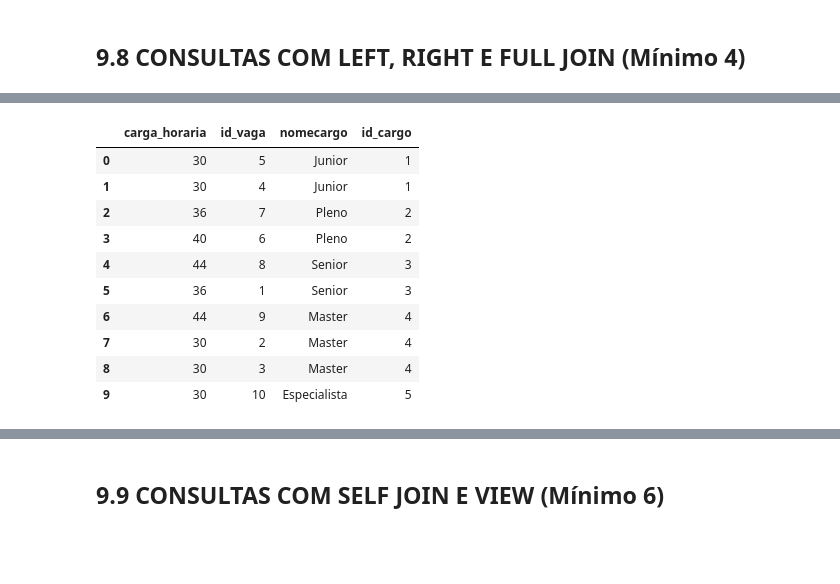
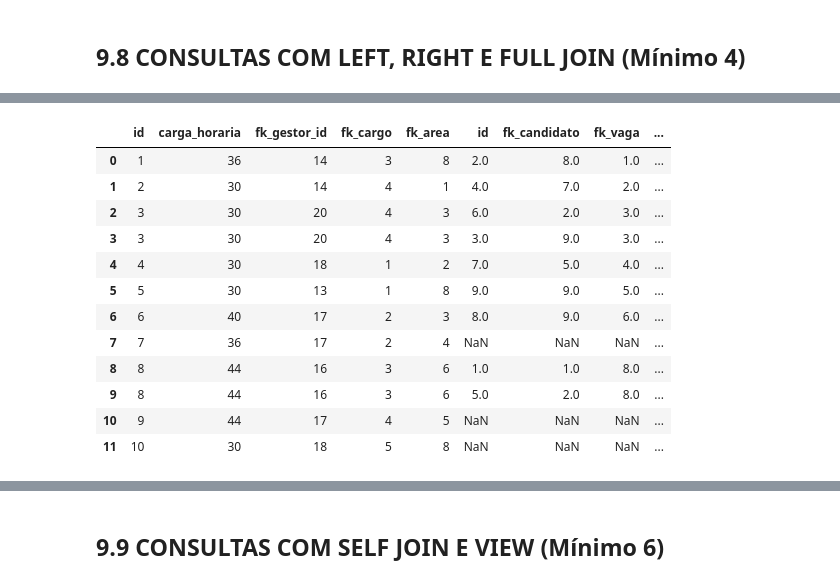
Before and after one commit to MateusLannes/Trabalho_BD1_2022, a Jupyter notebook: Files/ColabGHHL_Contrat.ipynb, the cells around one changed output, grey strips where cells are left out. Cells and saved outputs as stored; diff of their text form; code cells hidden in the pictures; blank space fills up the shorter version.

```diff
--- a/Files/ColabGHHL_Contrat.ipynb
+++ b/Files/ColabGHHL_Contrat.ipynb
@@ -1337,18 +1318,20 @@ res
-# %%
-res = pd.read_sql_query("""select vaga.carga_horaria, vaga.id as id_vaga,
-nomecargo, cargo.id as id_cargo from cargo
-left outer join vaga on(vaga.fk_cargo = cargo.id) ORDER BY (cargo.id)asc
- """,conn)
-res
-# %% [output]
-|  | carga_horaria | id_vaga | nomecargo | id_cargo |
-| 0 | 30 | 5 | Junior | 1 |
-| 1 | 30 | 4 | Junior | 1 |
-| 2 | 36 | 7 | Pleno | 2 |
-| 3 | 40 | 6 | Pleno | 2 |
-| 4 | 44 | 8 | Senior | 3 |
-| 5 | 36 | 1 | Senior | 3 |
-| 6 | 44 | 9 | Master | 4 |
-| 7 | 30 | 2 | Master | 4 |
-| 8 | 30 | 3 | Master | 4 |
-| 9 | 30 | 10 | Especialista | 5 |
+# %%
+# Exibe as vagas em que não tiveram inscrições
+res = pd.read_sql_query("""select v.*,co.* from vaga as v
+LEFT OUTER  join concorre as co on(v.id = co.fk_vaga) order by v.id
+ """,conn)
+res
+# %% [output]
+|  | id | carga_horaria | fk_gestor_id | fk_cargo | fk_area | id | fk_candidato | fk_vaga | ... |
+| 0 | 1 | 36 | 14 | 3 | 8 | 2.0 | 8.0 | 1.0 | ... |
+| 1 | 2 | 30 | 14 | 4 | 1 | 4.0 | 7.0 | 2.0 | ... |
+| 2 | 3 | 30 | 20 | 4 | 3 | 6.0 | 2.0 | 3.0 | ... |
+| 3 | 3 | 30 | 20 | 4 | 3 | 3.0 | 9.0 | 3.0 | ... |
+| 4 | 4 | 30 | 18 | 1 | 2 | 7.0 | 5.0 | 4.0 | ... |
+| 5 | 5 | 30 | 13 | 1 | 8 | 9.0 | 9.0 | 5.0 | ... |
+| 6 | 6 | 40 | 17 | 2 | 3 | 8.0 | 9.0 | 6.0 | ... |
+| 7 | 7 | 36 | 17 | 2 | 4 | NaN | NaN | NaN | ... |
+| 8 | 8 | 44 | 16 | 3 | 6 | 1.0 | 1.0 | 8.0 | ... |
+| 9 | 8 | 44 | 16 | 3 | 6 | 5.0 | 2.0 | 8.0 | ... |
+| 10 | 9 | 44 | 17 | 4 | 5 | NaN | NaN | NaN | ... |
+| 11 | 10 | 30 | 18 | 5 | 8 | NaN | NaN | NaN | ... |
```
Also changed, not shown: parts of 3 cells of this notebook.
